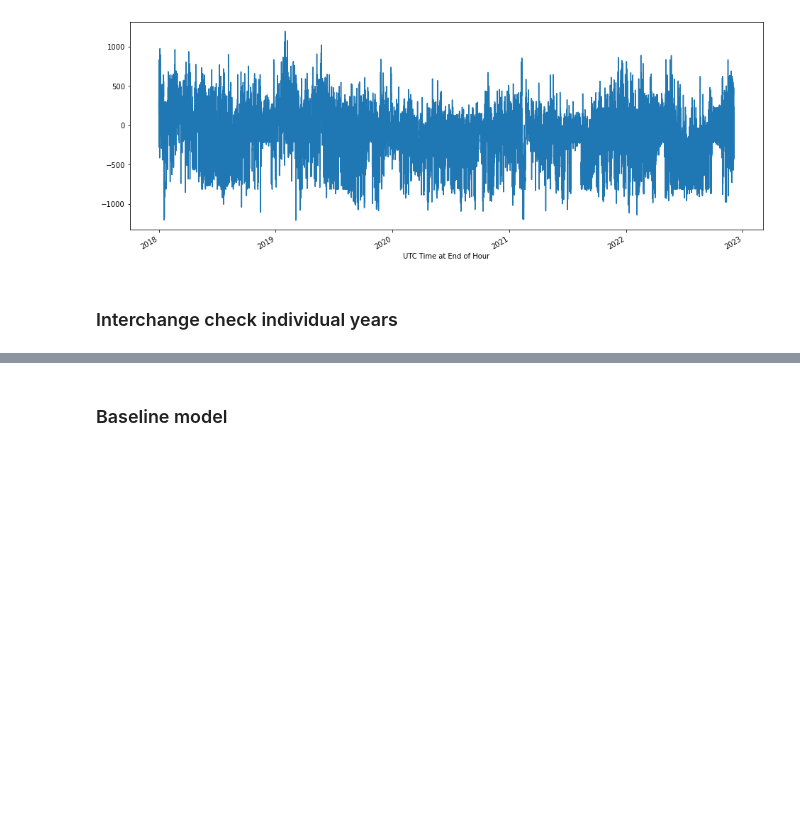
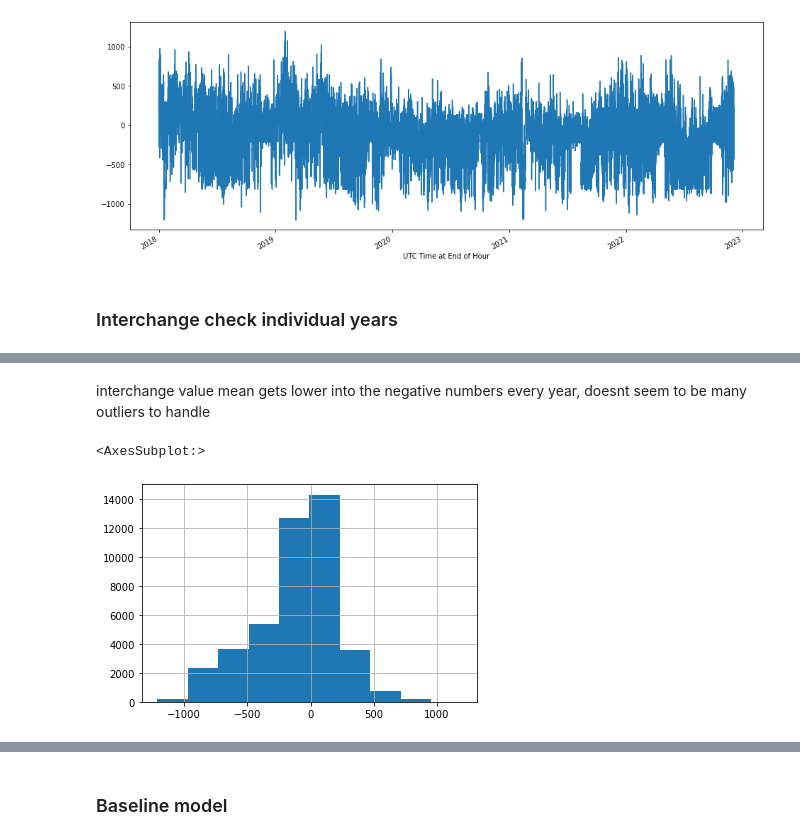
Before and after one commit to JuanMa894/Texas-Power-forecasting-timeseries, a Jupyter notebook: Notebooks/juan-notebook.ipynb, the cells around one changed output, grey strips where cells are left out. Saved outputs shown, nothing was run; the diff lists cells and outputs as text; code cells hidden in the pictures; blank space fills up the shorter version.

```diff
--- a/Notebooks/juan-notebook.ipynb
+++ b/Notebooks/juan-notebook.ipynb
@@ -248,0 +261,7 @@ daily.loc[daily['Total Interchange (MW)'] == np.nan]
+# %% [markdown]
+interchange value mean gets lower into the negative numbers every year, doesnt seem to be many outliers to handle
+# %%
+inter.hist()
+# %% [output]
+<AxesSubplot:>
+[figure, added]
```
Also changed, not shown: parts of 12 cells of this notebook.
